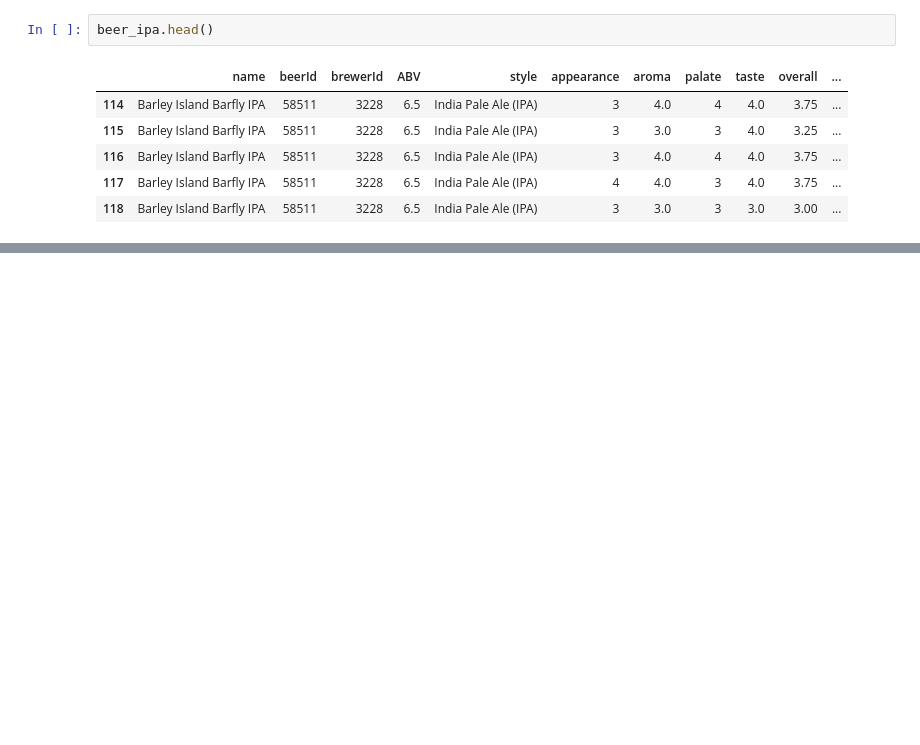
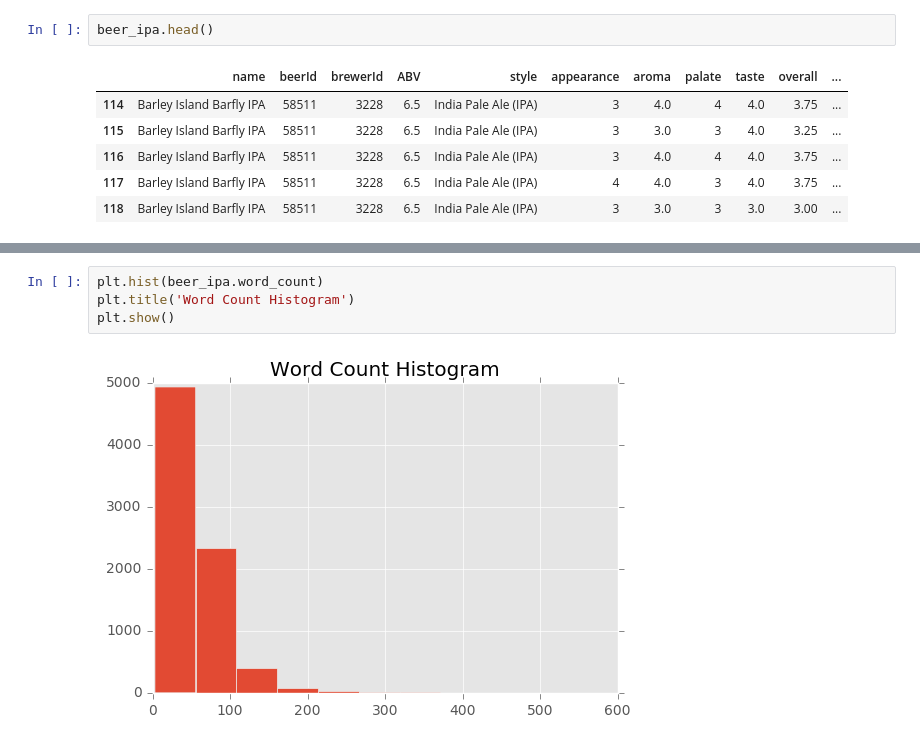
Before and after one commit to sdesaidata/Springboard, a Jupyter notebook: Capstone_Project_I/BeerEDA.ipynb, the cells around one changed output, grey strips where cells are left out. Drawn from its saved outputs; the diff is of its cells as text; blank space fills up the shorter version.

```diff
--- a/Capstone_Project_I/BeerEDA.ipynb
+++ b/Capstone_Project_I/BeerEDA.ipynb
@@ -394,0 +315,6 @@ https://www.researchgate.net/publication/283761921_Capturing_Meaning_in_Product_
+# %%
+plt.hist(beer_ipa.word_count)
+plt.title('Word Count Histogram')
+plt.show()
+# %% [output]
+[figure, added]
```
Also changed, not shown: parts of 19 cells of this notebook.
